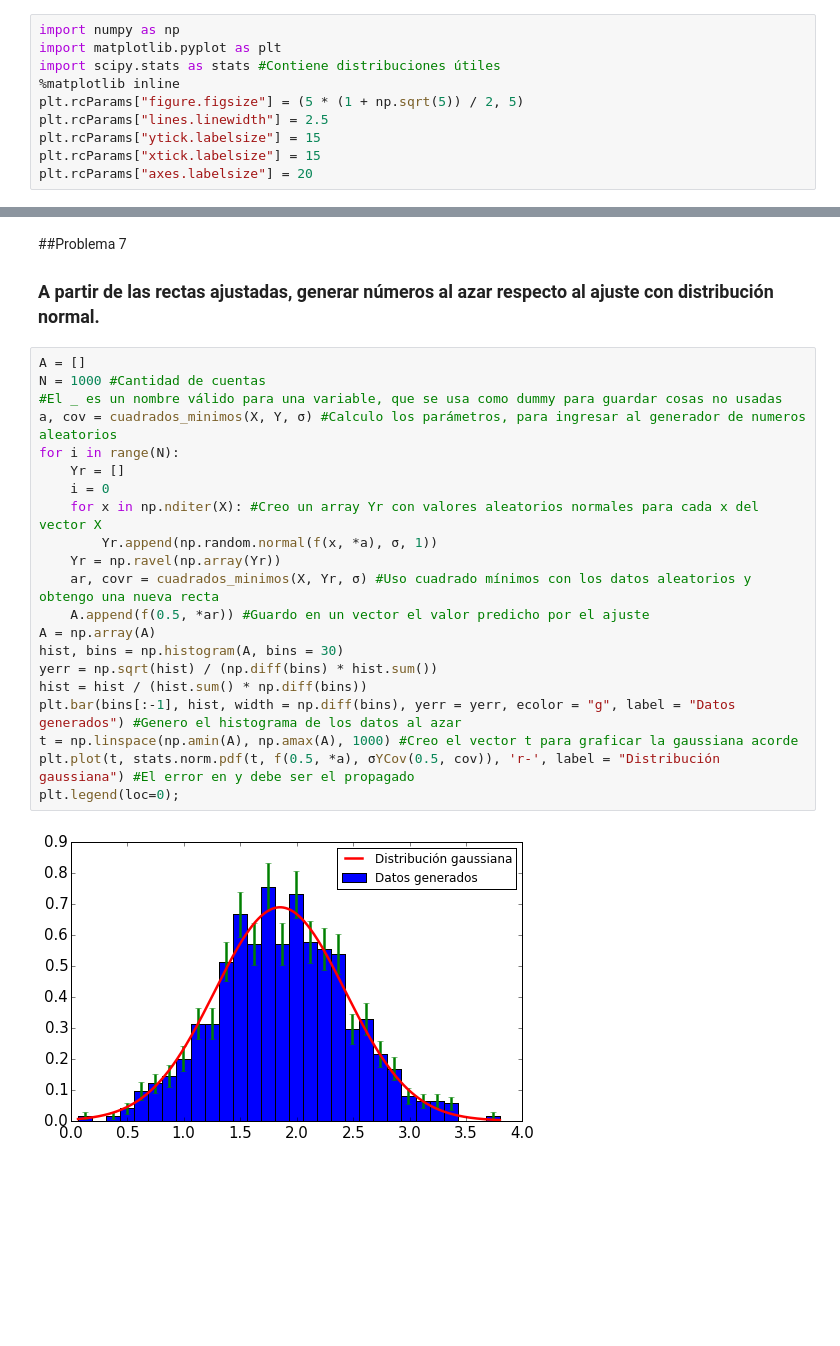
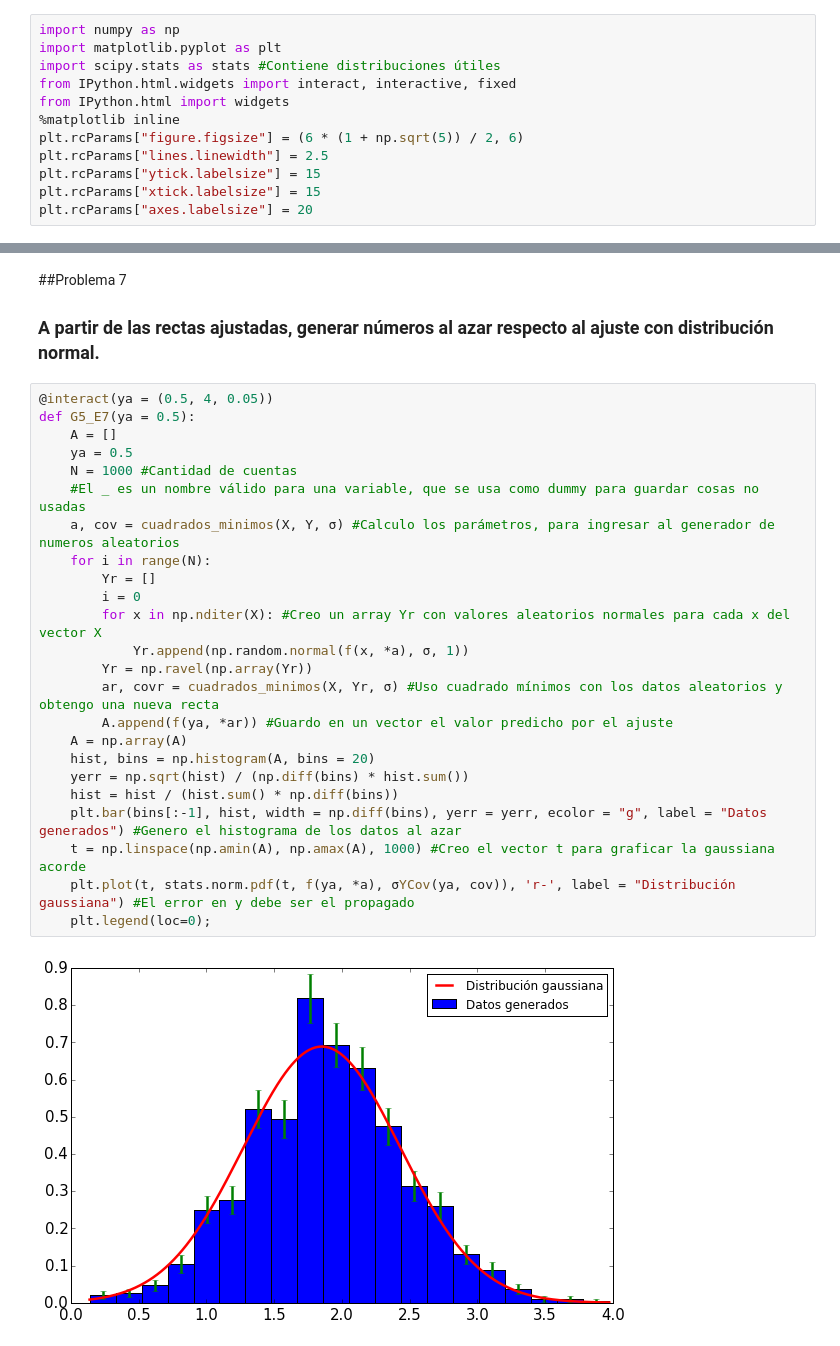
Before and after one commit to sadeus/materiasdf, a Jupyter notebook: incertezas/G5.ipynb, the cells around one changed output, grey strips where cells are left out. Drawn from its saved outputs; the diff is of its cells as text; blank space fills up the shorter version.

Commit message:
Actualizado el G5, se agregó el error en los ploteos

```diff
--- a/incertezas/G5.ipynb
+++ b/incertezas/G5.ipynb
@@ -5,8 +5,10 @@
 import numpy as np
 import matplotlib.pyplot as plt
 import scipy.stats as stats #Contiene distribuciones útiles
+from IPython.html.widgets import interact, interactive, fixed
+from IPython.html import widgets
 %matplotlib inline
-plt.rcParams["figure.figsize"] = (5 * (1 + np.sqrt(5)) / 2, 5)
+plt.rcParams["figure.figsize"] = (6 * (1 + np.sqrt(5)) / 2, 6)
 plt.rcParams["lines.linewidth"] = 2.5
 plt.rcParams["ytick.labelsize"] = 15
 plt.rcParams["xtick.labelsize"] = 15
@@ -65,25 +70,28 @@ plt.xlabel("Con Covarianza");
 ##Problema 7
 ### A partir de las rectas ajustadas, generar números al azar respecto al ajuste con distribución normal.
 # %%
-A = []
-N = 1000 #Cantidad de cuentas
-#El _ es un nombre válido para una variable, que se usa como dummy para guardar cosas no usadas
-a, cov = cuadrados_minimos(X, Y, σ) #Calculo los parámetros, para ingresar al generador de numeros aleatorios
-for i in range(N):
-    Yr = []
-    i = 0
-    for x in np.nditer(X): #Creo un array Yr con valores aleatorios normales para cada x del vector X
-        Yr.append(np.random.normal(f(x, *a), σ, 1))
-    Yr = np.ravel(np.array(Yr))
-    ar, covr = cuadrados_minimos(X, Yr, σ) #Uso cuadrado mínimos con los datos aleatorios y obtengo una nueva recta
-    A.append(f(0.5, *ar)) #Guardo en un vector el valor predicho por el ajuste
-A = np.array(A)
-hist, bins = np.histogram(A, bins = 30)
-yerr = np.sqrt(hist) / (np.diff(bins) * hist.sum())
-hist = hist / (hist.sum() * np.diff(bins))
-plt.bar(bins[:-1], hist, width = np.diff(bins), yerr = yerr, ecolor = "g", label = "Datos generados") #Genero el histograma de los datos al azar
-t = np.linspace(np.amin(A), np.amax(A), 1000) #Creo el vector t para graficar la gaussiana acorde
-plt.plot(t, stats.norm.pdf(t, f(0.5, *a), σYCov(0.5, cov)), 'r-', label = "Distribución gaussiana") #El error en y debe ser el propagado
-plt.legend(loc=0);
+@interact(ya = (0.5, 4, 0.05))
+def G5_E7(ya = 0.5):
+    A = []
+    ya = 0.5
+    N = 1000 #Cantidad de cuentas
+    #El _ es un nombre válido para una variable, que se usa como dummy para guardar cosas no usadas
+    a, cov = cuadrados_minimos(X, Y, σ) #Calculo los parámetros, para ingresar al generador de numeros aleatorios
+    for i in range(N):
+        Yr = []
+        i = 0
+        for x in np.nditer(X): #Creo un array Yr con valores aleatorios normales para cada x del vector X
+            Yr.append(np.random.normal(f(x, *a), σ, 1))
+        Yr = np.ravel(np.array(Yr))
+        ar, covr = cuadrados_minimos(X, Yr, σ) #Uso cuadrado mínimos con los datos aleatorios y obtengo una nueva recta
+        A.append(f(ya, *ar)) #Guardo en un vector el valor predicho por el ajuste
+    A = np.array(A)
+    hist, bins = np.histogram(A, bins = 20)
+    yerr = np.sqrt(hist) / (np.diff(bins) * hist.sum())
+    hist = hist / (hist.sum() * np.diff(bins))
+    plt.bar(bins[:-1], hist, width = np.diff(bins), yerr = yerr, ecolor = "g", label = "Datos generados") #Genero el histograma de los datos al azar
+    t = np.linspace(np.amin(A), np.amax(A), 1000) #Creo el vector t para graficar la gaussiana acorde
+    plt.plot(t, stats.norm.pdf(t, f(ya, *a), σYCov(ya, cov)), 'r-', label = "Distribución gaussiana") #El error en y debe ser el propagado
+    plt.legend(loc=0);
 # %% [output]
-[figure, old version]
+[figure, new version]
```
Also changed, not shown: parts of 2 cells of this notebook.
